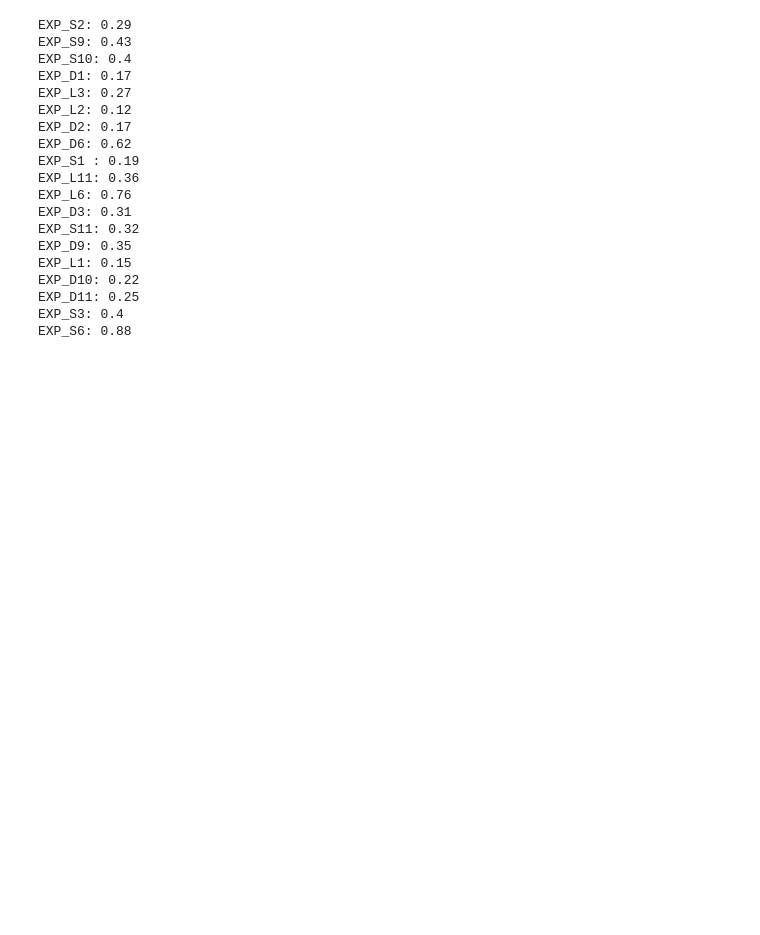
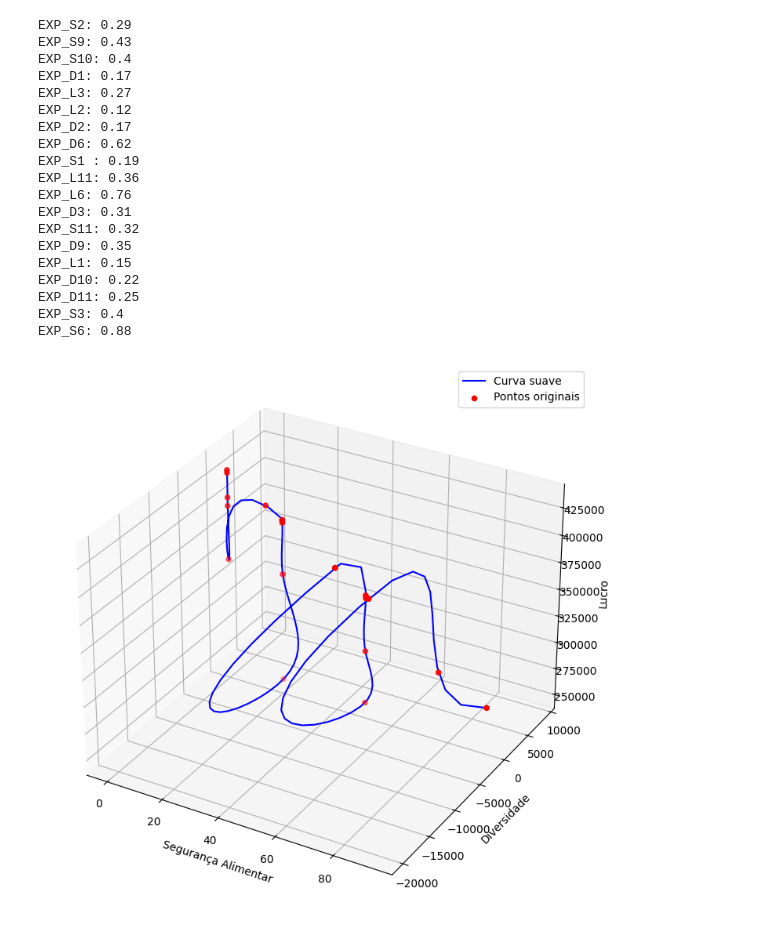
Before and after one commit to BrunoSantosPK/MasterDegree, a Jupyter notebook: notebooks/calculate_gini.ipynb, the cells around one changed output. Saved outputs shown, nothing was run; the diff lists cells and outputs as text; code cells hidden in the pictures; blank space fills up the shorter version.

Commit message:
atualizando repositorio

```diff
--- a/notebooks/calculate_gini.ipynb
+++ b/notebooks/calculate_gini.ipynb
@@ -47,3 +103,40 @@ EXP_D10: 0.22
 EXP_D11: 0.25
 EXP_S3: 0.4
 EXP_S6: 0.88
+# %%
+import numpy as np
+import matplotlib.pyplot as plt
+from scipy.interpolate import splprep, splev
+from mpl_toolkits.mplot3d import Axes3D
+
+# Atualiza referências dos eixos
+df = pd.read_excel(f"{BASE_PATH}/data/plot-data.ods")
+x = df["x: segurança"].values
+y = df["y: diversidade"].values
+z = df["z: lucro"].values
+
+# Passo 1: criar spline paramétrica
+tck, u = splprep([x, y, z], s=0)  # s=0 força a curva a passar exatamente pelos pontos
+
+# Passo 2: gerar novos pontos suavizados
+u_fine = np.linspace(0, 1, 100)
+x_smooth, y_smooth, z_smooth = splev(u_fine, tck)
+
+# Passo 3: plotar
+fig = plt.figure(figsize=(15, 9))
+ax = fig.add_subplot(111, projection='3d')
+
+# Curva suavizada
+ax.plot(x_smooth, y_smooth, z_smooth, color='blue', label='Curva suave')
+
+# Pontos originais
+ax.scatter(x, y, z, color='red', label='Pontos originais')
+
+ax.set_xlabel('Segurança Alimentar')
+ax.set_ylabel('Diversidade')
+ax.set_zlabel('Lucro')
+ax.legend()
+
+plt.show()
+# %% [output]
+[figure, added]
```
Also changed, not shown: parts of 6 cells of this notebook, 11 other files.
